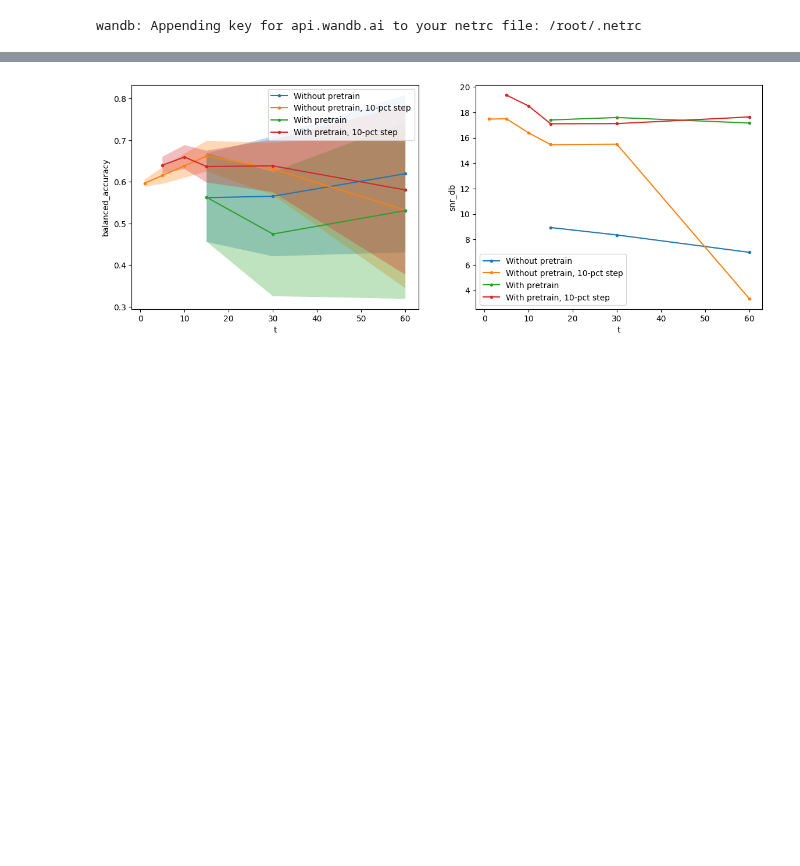
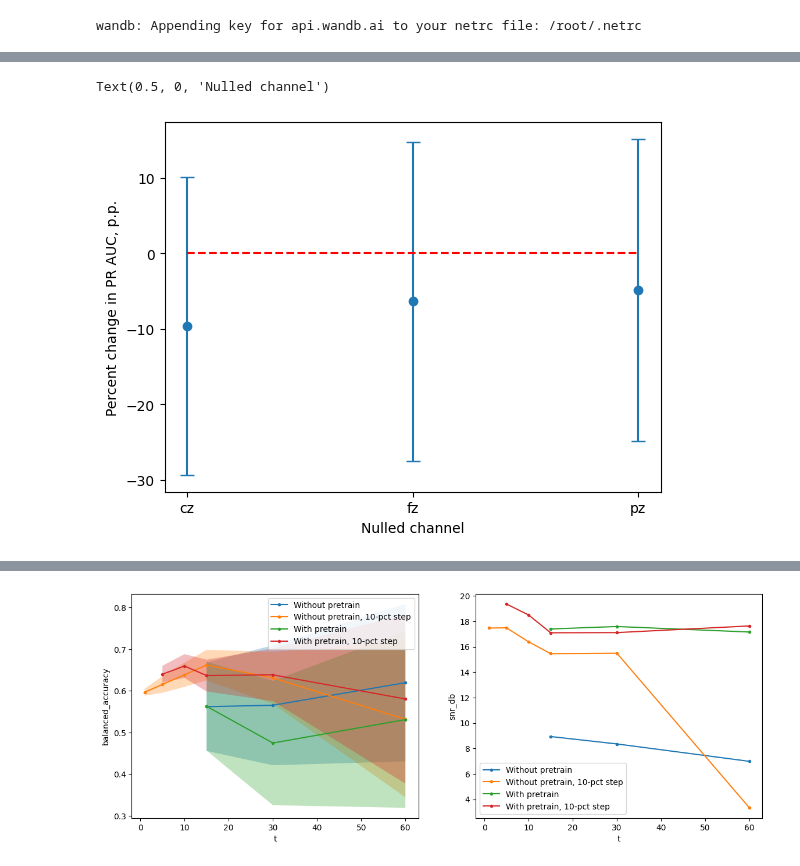
Before and after one commit to dwemer8/Depression_classification_from_EEG, a Jupyter notebook: results_analysis.ipynb, the cells around one changed output, grey strips where cells are left out. Saved outputs shown, nothing was run; the diff lists cells and outputs as text; code cells hidden in the pictures; blank space fills up the shorter version.

Commit message:
Experiments with channels perturbation were conducted

```diff
--- a/results_analysis.ipynb
+++ b/results_analysis.ipynb
@@ -28,0 +35,31 @@ def group_f(df):
+# %%
+runs_df = get_runs("dmitriykornilov_team/EEG_depression_classification")
+results = []
+model_type = 'final'
+
+for idx, run in runs_df.iterrows():
+    if run['config'].get('hash', 0) in [
+        '0xf1f9af5d', #normal
+        '0xfad4f544', #with zero out different channels
+    ]:
+        description = run['config']['model']['model_description']
+        model = description.split(",")[-1].strip(" ")
+        results.append({
+            "run_hash": run['config']['run_hash'],
+            'pretrain': True if 'finetune' in description else False,
+            'zeroed_out_channel': run['config']['run_name'].split(",")[0].split(" ")[-1],
+
+            "average_precision": run['summary'][model_type]['clf.d.test.bs.average_precision'],
+            "average_precision_se": run['summary'][model_type]['clf.d.test.bs.average_precision.se'],
+            'snr_db': run['summary'][model_type]['snr_db'],
+        })
+
+results = pd.DataFrame.from_records(results).set_index('run_hash', drop=True)
+results = results.groupby("run_hash").apply(group_f).sort_values(['zeroed_out_channel'])
+
+results.set_index('zeroed_out_channel', inplace=True)
+baseline = results.loc["None"]["average_precision"]
+baseline_se = results.loc["None"]["average_precision_se"]
+results["average_precision_diff"] = results["average_precision"] - baseline
+results["average_precision_diff_se"] = np.sqrt(results["average_precision_se"]**2 + baseline_se**2)
+results
@@ -28,0 +73,11 @@ def group_f(df):
+# %%
+x = results.index[1:]
+y = results['average_precision_diff'][1:]*100
+yerr = results['average_precision_diff_se'][1:]*100
+plt.errorbar(x, y, yerr=yerr, fmt='o', capsize=5)
+plt.hlines(0, xmin=x[0], xmax=x[-1], colors="r", linestyles="dashed")
+plt.ylabel("Percent change in PR AUC, p.p.")
+plt.xlabel("Nulled channel")
+# %% [output]
+Text(0.5, 0, 'Nulled channel')
+[figure, added]
```
Also changed, not shown: parts of 15 cells of this notebook, 2 other files.
